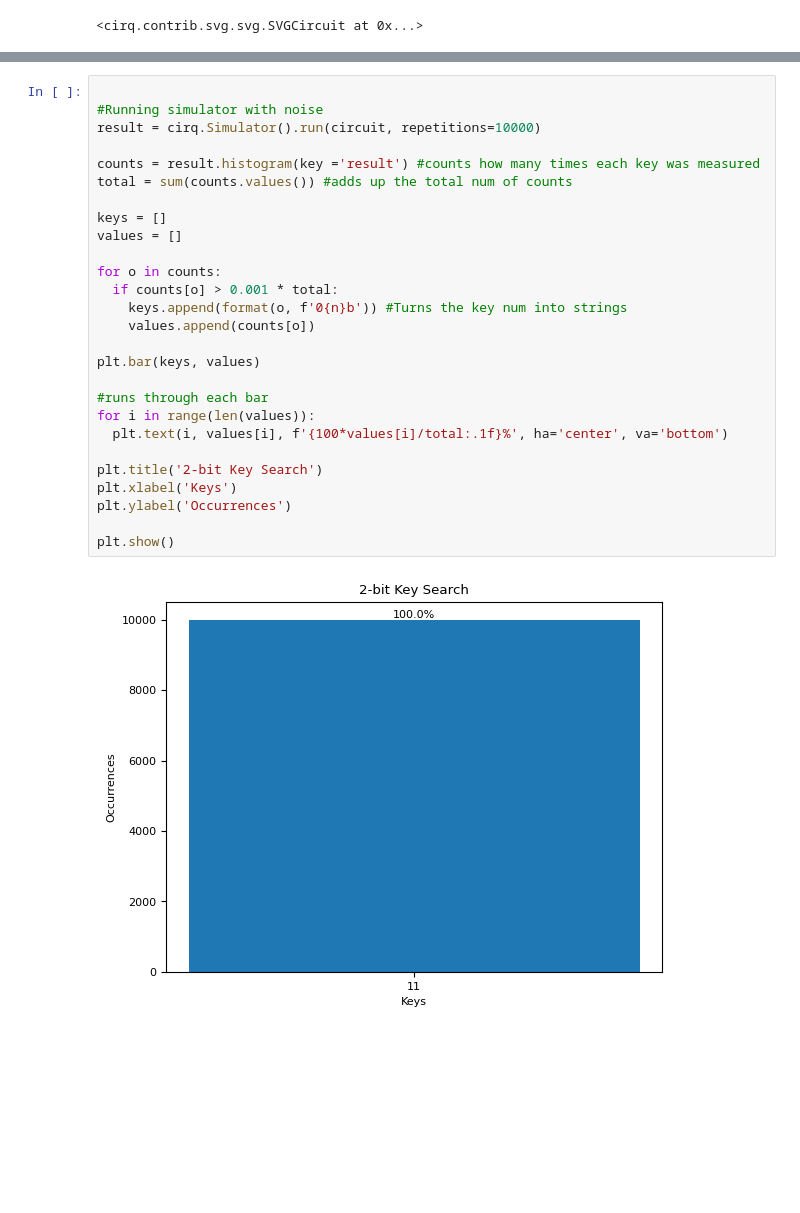
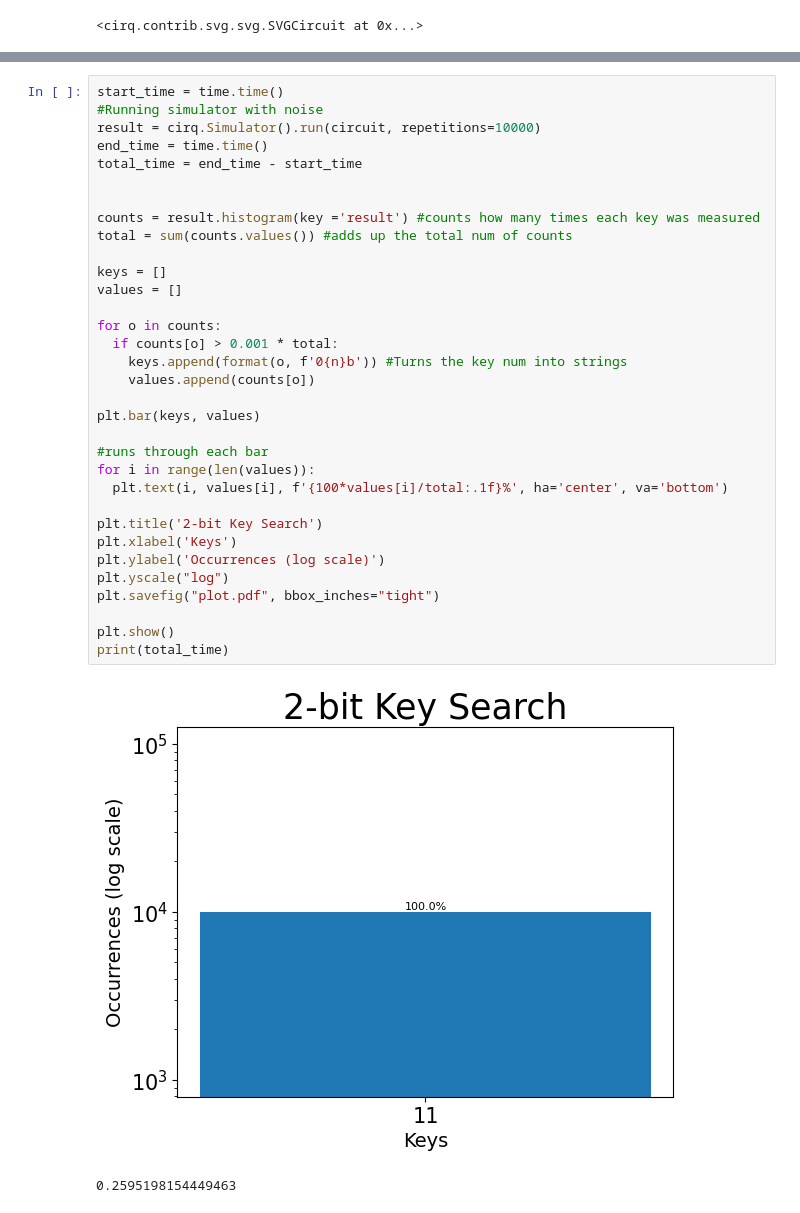
Before and after one commit to rushanh1/Quantum-Networks-Quantum-Circuits, a Jupyter notebook: quantum_brute_force_key_search.ipynb, the cells around one changed output, grey strips where cells are left out. Cells and saved outputs as stored; diff of their text form; blank space fills up the shorter version.

Commit message:
fixed graphs and added execution time for both noiseless and noisy sim

```diff
--- a/quantum_brute_force_key_search.ipynb
+++ b/quantum_brute_force_key_search.ipynb
@@ -141,30 +146,37 @@ plt.show()
 # %%
-
+start_time = time.time()
 #Running simulator with noise
 result = cirq.Simulator().run(circuit, repetitions=10000)
+end_time = time.time()
+total_time = end_time - start_time
+
 
 counts = result.histogram(key ='result') #counts how many times each key was measured
 total = sum(counts.values()) #adds up the total num of counts
 
 keys = []
 values = []
 
 for o in counts:
   if counts[o] > 0.001 * total:
     keys.append(format(o, f'0{n}b')) #Turns the key num into strings
     values.append(counts[o])
 
 plt.bar(keys, values)
 
 #runs through each bar
 for i in range(len(values)):
   plt.text(i, values[i], f'{100*values[i]/total:.1f}%', ha='center', va='bottom')
 
 plt.title('2-bit Key Search')
 plt.xlabel('Keys')
-plt.ylabel('Occurrences')
+plt.ylabel('Occurrences (log scale)')
+plt.yscale("log")
+plt.savefig("plot.pdf", bbox_inches="tight")
 
 plt.show()
+print(total_time)
 # %% [output]
-[figure, old version]
+[figure, new version]
+0.2595198154449463
 # %%
```
Also changed, not shown: parts of 3 cells of this notebook.
